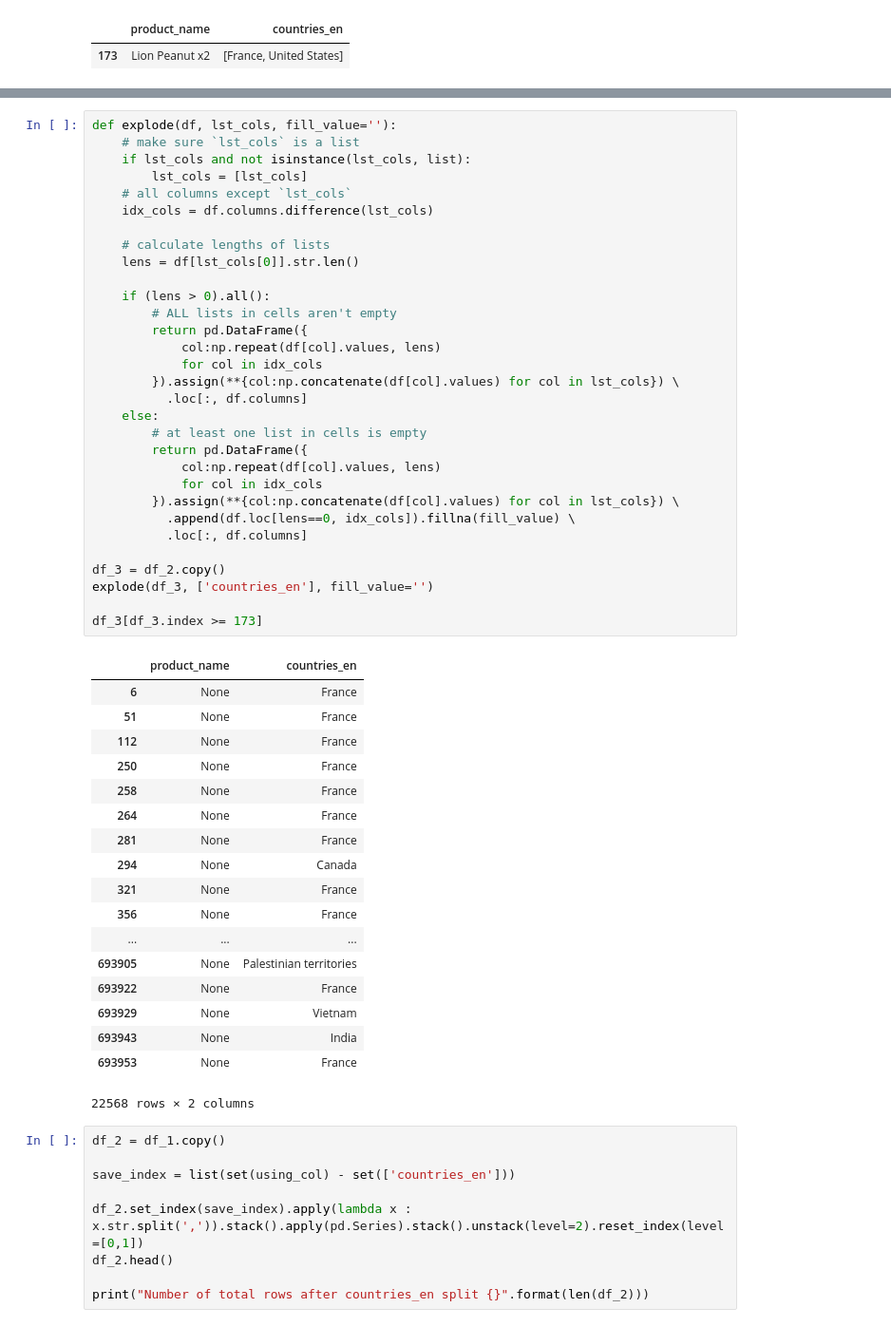
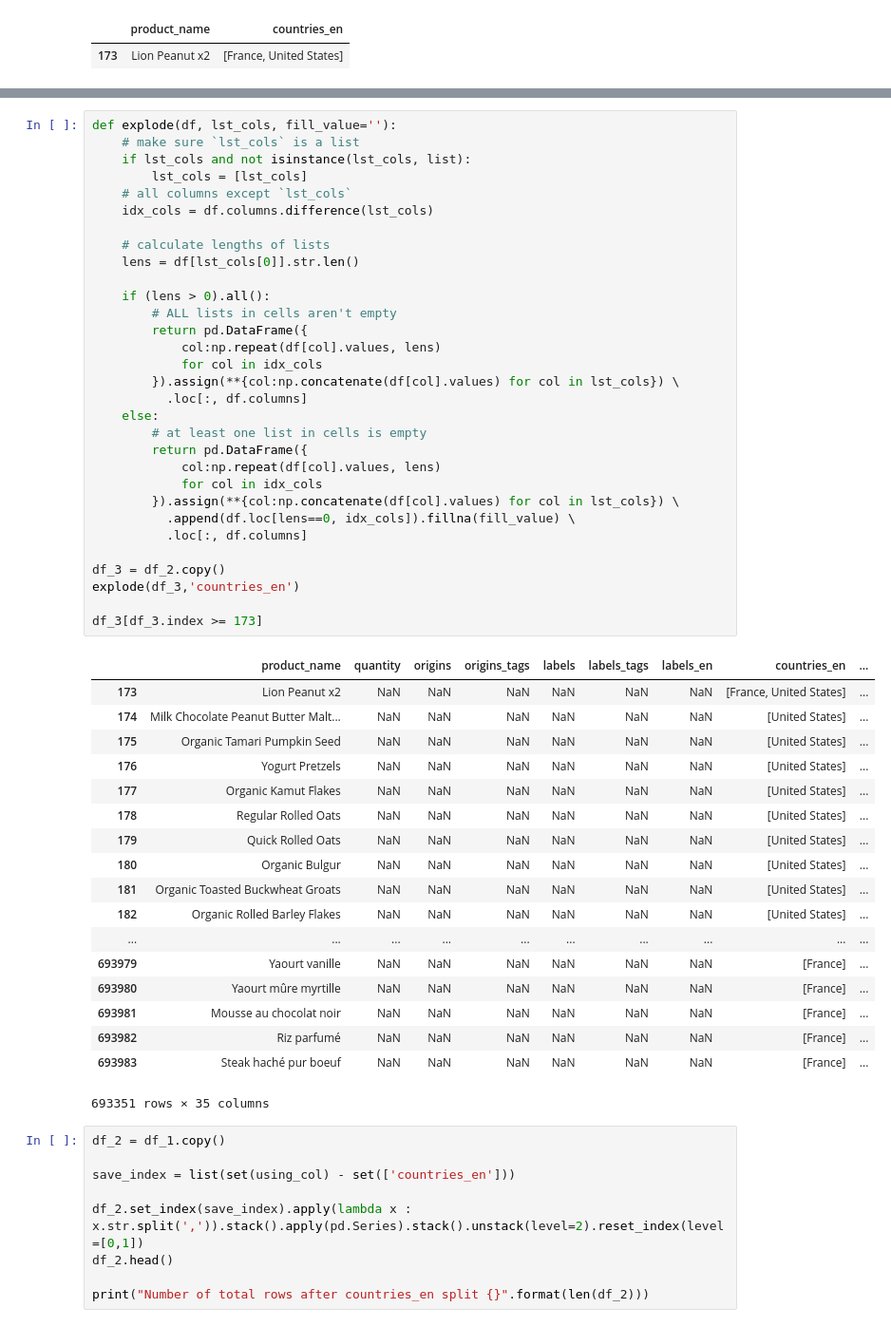
Before and after one commit to celine-y/open_food_facts, a Jupyter notebook: project.ipynb, the cells around one changed output, grey strips where cells are left out. Shown at 95% size. Cells and saved outputs as stored; diff of their text form.

```diff
--- a/project.ipynb
+++ b/project.ipynb
@@ -294,52 +288,52 @@ country_df
 def explode(df, lst_cols, fill_value=''):
     # make sure `lst_cols` is a list
     if lst_cols and not isinstance(lst_cols, list):
         lst_cols = [lst_cols]
     # all columns except `lst_cols`
     idx_cols = df.columns.difference(lst_cols)
 
     # calculate lengths of lists
     lens = df[lst_cols[0]].str.len()
 
     if (lens > 0).all():
         # ALL lists in cells aren't empty
         return pd.DataFrame({
             col:np.repeat(df[col].values, lens)
             for col in idx_cols
         }).assign(**{col:np.concatenate(df[col].values) for col in lst_cols}) \
           .loc[:, df.columns]
     else:
         # at least one list in cells is empty
         return pd.DataFrame({
             col:np.repeat(df[col].values, lens)
             for col in idx_cols
         }).assign(**{col:np.concatenate(df[col].values) for col in lst_cols}) \
           .append(df.loc[lens==0, idx_cols]).fillna(fill_value) \
           .loc[:, df.columns]
 
 df_3 = df_2.copy()
-explode(df_3, ['countries_en'], fill_value='')
+explode(df_3,'countries_en')
 
 df_3[df_3.index >= 173]
 # %% [output]
-|  | product_name | countries_en |
-| 6 | None | France |
-| 51 | None | France |
-| 112 | None | France |
-| 250 | None | France |
-| 258 | None | France |
-| 264 | None | France |
-| 281 | None | France |
-| 294 | None | Canada |
-| 321 | None | France |
-| 356 | None | France |
-| ... | ... | ... |
-| 693905 | None | Palestinian territories |
-| 693922 | None | France |
-| 693929 | None | Vietnam |
-| 693943 | None | India |
-| 693953 | None | France |
+|  | product_name | quantity | origins | origins_tags | labels | labels_tags | labels_en | countries_en | ... |
+| 173 | Lion Peanut x2 | NaN | NaN | NaN | NaN | NaN | NaN | [France, United States] | ... |
+| 174 | Milk Chocolate Peanut Butter Malt... | NaN | NaN | NaN | NaN | NaN | NaN | [United States] | ... |
+| 175 | Organic Tamari Pumpkin Seed | NaN | NaN | NaN | NaN | NaN | NaN | [United States] | ... |
+| 176 | Yogurt Pretzels | NaN | NaN | NaN | NaN | NaN | NaN | [United States] | ... |
+| 177 | Organic Kamut Flakes | NaN | NaN | NaN | NaN | NaN | NaN | [United States] | ... |
+| 178 | Regular Rolled Oats | NaN | NaN | NaN | NaN | NaN | NaN | [United States] | ... |
+| 179 | Quick Rolled Oats | NaN | NaN | NaN | NaN | NaN | NaN | [United States] | ... |
+| 180 | Organic Bulgur | NaN | NaN | NaN | NaN | NaN | NaN | [United States] | ... |
+| 181 | Organic Toasted Buckwheat Groats | NaN | NaN | NaN | NaN | NaN | NaN | [United States] | ... |
+| 182 | Organic Rolled Barley Flakes | NaN | NaN | NaN | NaN | NaN | NaN | [United States] | ... |
+| ... | ... | ... | ... | ... | ... | ... | ... | ... | ... |
+| 693979 | Yaourt vanille | NaN | NaN | NaN | NaN | NaN | NaN | [France] | ... |
+| 693980 | Yaourt mûre myrtille | NaN | NaN | NaN | NaN | NaN | NaN | [France] | ... |
+| 693981 | Mousse au chocolat noir | NaN | NaN | NaN | NaN | NaN | NaN | [France] | ... |
+| 693982 | Riz parfumé | NaN | NaN | NaN | NaN | NaN | NaN | [France] | ... |
+| 693983 | Steak haché pur boeuf | NaN | NaN | NaN | NaN | NaN | NaN | [France] | ... |
-22568 rows × 2 columns
+693351 rows × 35 columns
 # %%
 df_2 = df_1.copy()
 
```
Also changed, not shown: parts of 34 cells of this notebook.
